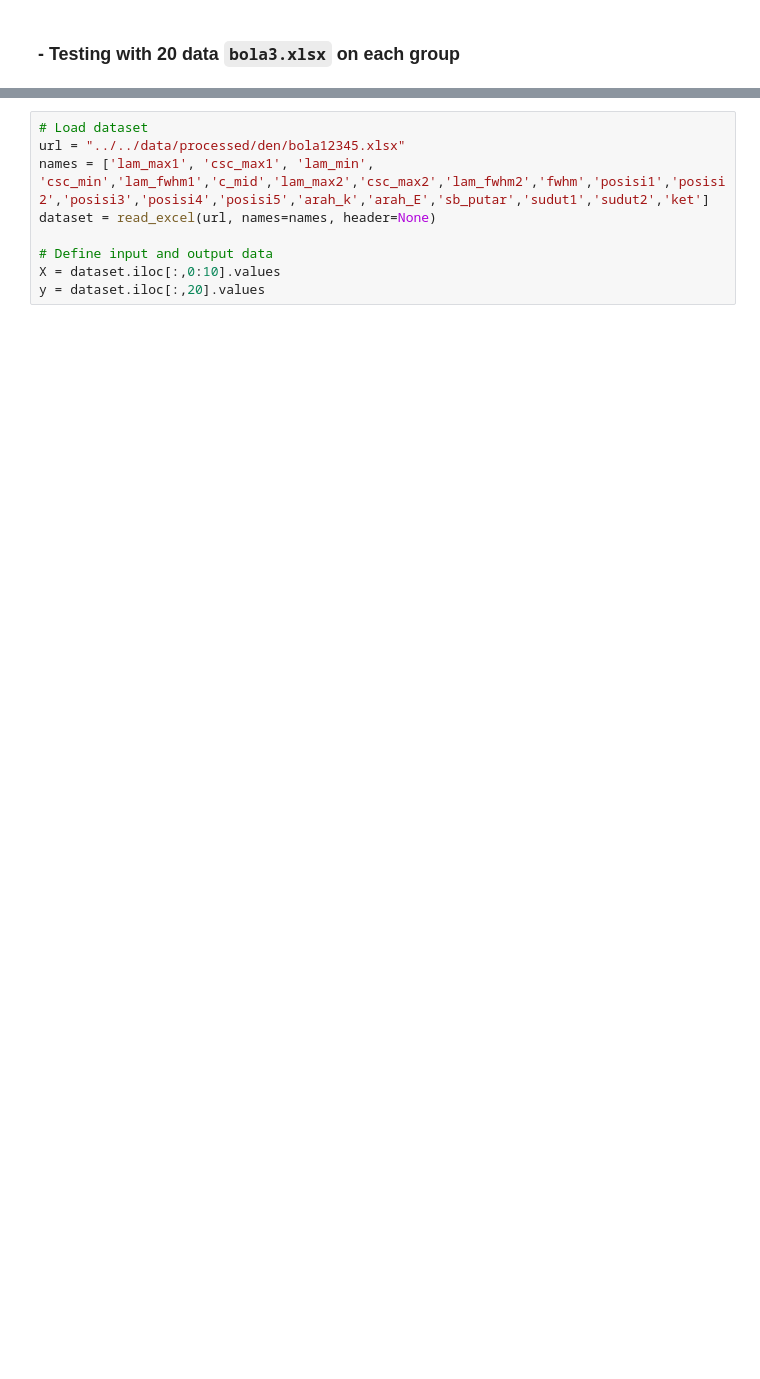
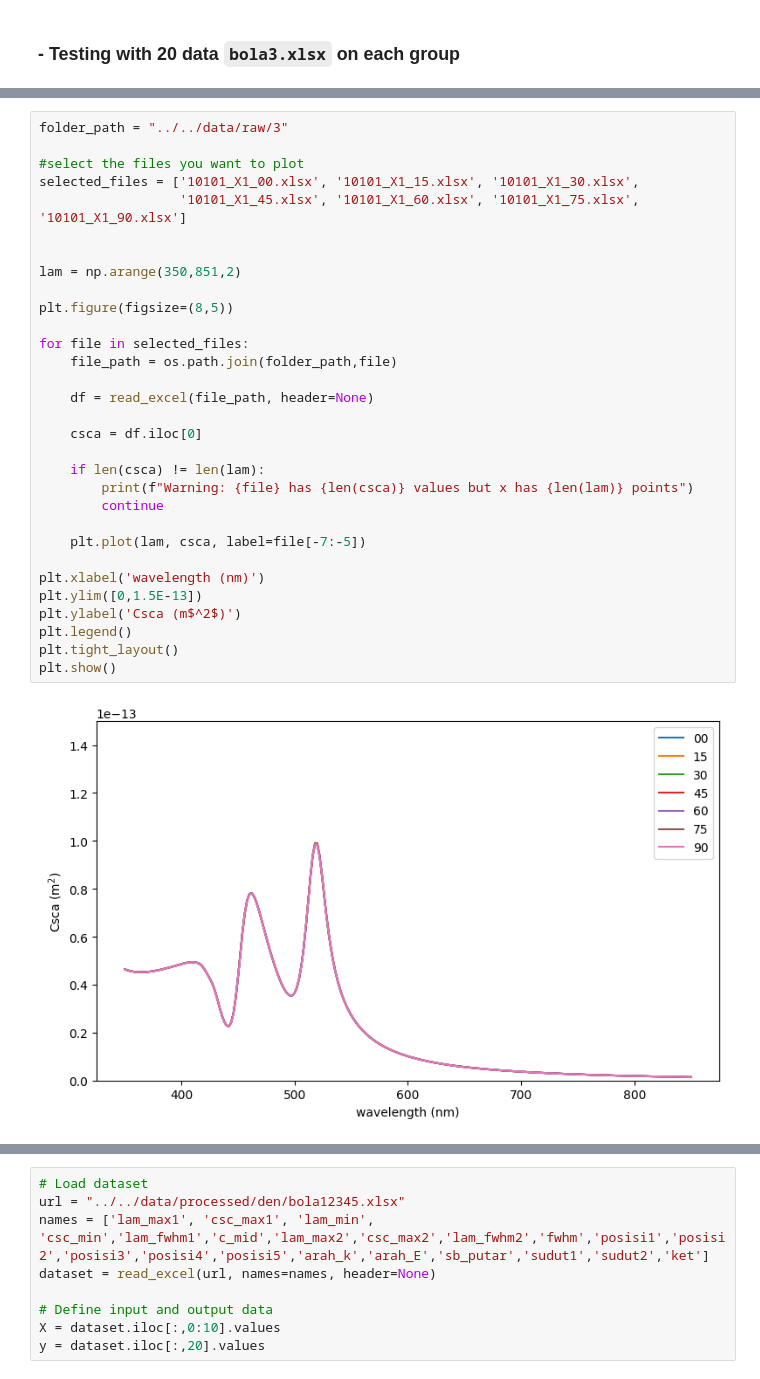
Before and after one commit to dudung/ml4spec2conf, a Jupyter notebook: src/den/ML_Classification of NP.ipynb, the cells around one changed output, grey strips where cells are left out. Saved outputs shown, nothing was run; the diff lists cells and outputs as text; blank space fills up the shorter version.

```diff
--- a/src/den/ML_Classification of NP.ipynb
+++ b/src/den/ML_Classification of NP.ipynb
@@ -255,0 +362,33 @@ print("Evaluation results exported to .txt file")
+# %%
+folder_path = "../../data/raw/3"
+
+#select the files you want to plot
+selected_files = ['10101_X1_00.xlsx', '10101_X1_15.xlsx', '10101_X1_30.xlsx',
+                  '10101_X1_45.xlsx', '10101_X1_60.xlsx', '10101_X1_75.xlsx', '10101_X1_90.xlsx']
+
+
+lam = np.arange(350,851,2)
+
+plt.figure(figsize=(8,5))
+
+for file in selected_files:
+    file_path = os.path.join(folder_path,file)
+
+    df = read_excel(file_path, header=None)
+
+    csca = df.iloc[0]
+
+    if len(csca) != len(lam):
+        print(f"Warning: {file} has {len(csca)} values but x has {len(lam)} points")
+        continue
+
+    plt.plot(lam, csca, label=file[-7:-5])
+
+plt.xlabel('wavelength (nm)')
+plt.ylim([0,1.5E-13])
+plt.ylabel('Csca (m$^2$)')
+plt.legend()
+plt.tight_layout()
+plt.show()
+# %% [output]
+[figure, added]
```
Also changed, not shown: parts of 30 cells of this notebook, 13 other files.
